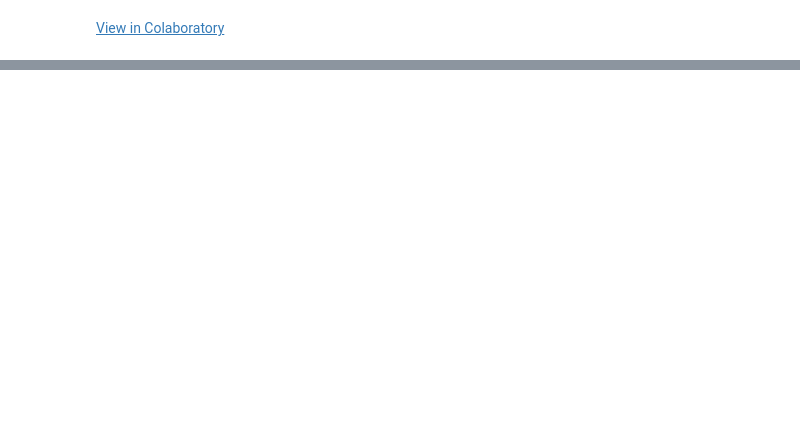
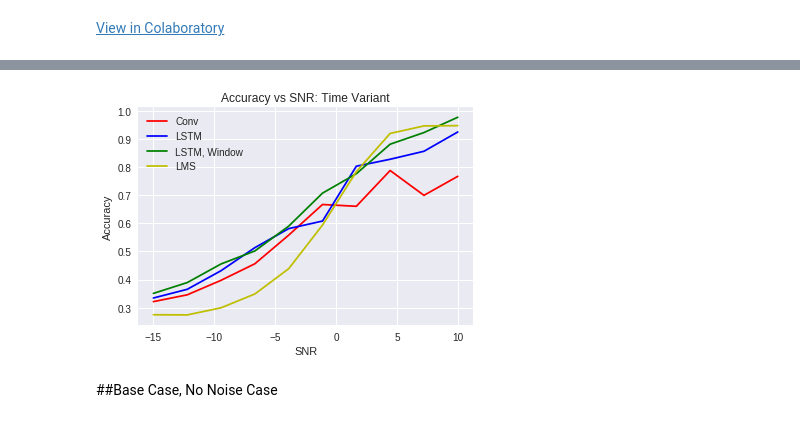
Before and after one commit to opooladz/ece_210_final_project, a Jupyter notebook: LSTM/210_final_project_LSTM.ipynb, the cells around one changed output, grey strips where cells are left out. Cells and saved outputs as stored; diff of their text form; code cells hidden in the pictures; blank space fills up the shorter version.

```diff
--- a/LSTM/210_final_project_LSTM.ipynb
+++ b/LSTM/210_final_project_LSTM.ipynb
@@ -258,0 +632,22 @@ Test accuracy: [0.308697285490036, 0.951788125]
+# %%
+s_lstm2 = np.array(scores_lstm2)
+s_lstm2_W = np.array(scores_lstm2_W)
+s_conv2 = np.array(scores_conv2)
+#s_lms2 = 1-np.array([2,2.47,5.82,21.18,41.54,56.99,66.24,71.6,73.42,74.5])*1.0/100
+s_lms2 = 1-np.array([5.24,5.34,8.01,21.62,40.6,56.13,65.12,70.04,72.57,72.51])*1.0/100
+plt.plot(snrs,s_conv2[:,1],"r",label="Conv")
+plt.plot(snrs,s_lstm2[:,1],"b",label="LSTM")
+plt.plot(snrs,s_lstm2_W[:,1],"g",label="LSTM, Window")
+plt.plot(snrs,s_lms2,"y",label="LMS")
+plt.legend()
+plt.xlabel("SNR")
+plt.ylabel("Accuracy")
+plt.title("Accuracy vs SNR: Time Variant")
+
+from google.colab import files
+plt.savefig("SNR_time_variant.png")
+files.download("SNR_time_variant.png")
+# %% [output]
+[figure, added]
+# %% [markdown]
+##Base Case, No Noise Case
```
Also changed, not shown: parts of 19 cells of this notebook.
